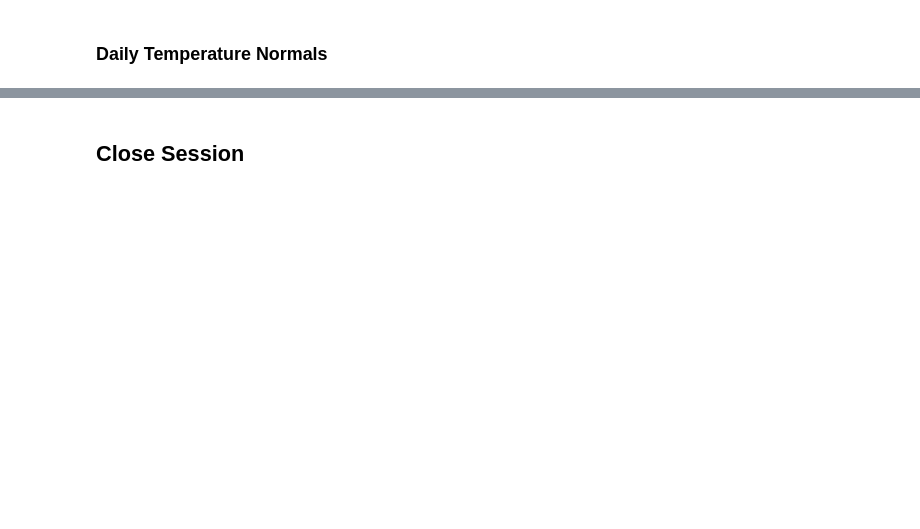
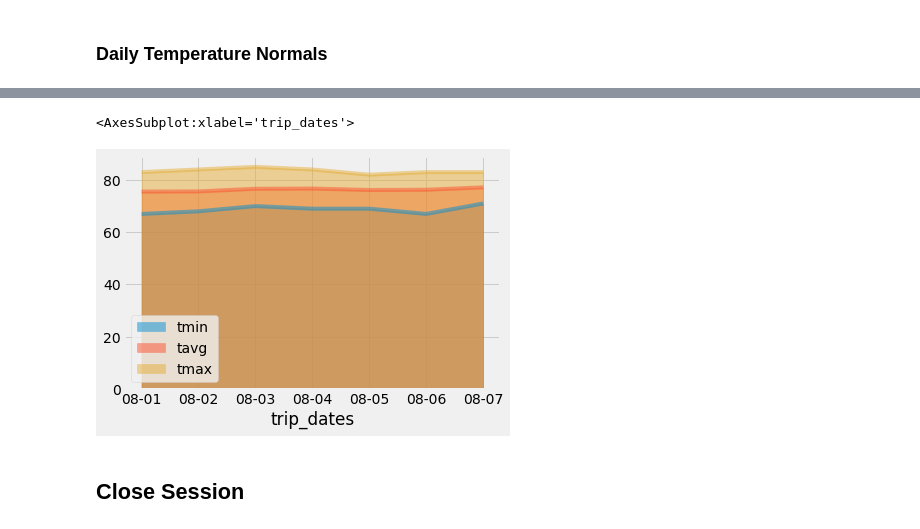
Before and after one commit to RL-Lane/SQLAlchemy-Weather-Analysis, a Jupyter notebook: Temp Analysis 2.ipynb, the cells around one changed output, grey strips where cells are left out. Saved outputs shown, nothing was run; the diff lists cells and outputs as text; code cells hidden in the pictures; blank space fills up the shorter version.

```diff
--- a/Temp Analysis 2.ipynb
+++ b/Temp Analysis 2.ipynb
@@ -74,0 +97,12 @@ print(calc_temps('2012-02-28', '2012-03-05'))
+# %%
+def convert_str_to_date(string_date):
+    # split string to break out year, mo, day
+    nd = string_date.split('-')
+    #print(f"list of strings: {nd}")
+    # cast strings as int
+    for i in range(len(nd)):
+        nd[i] = int(nd[i])
+    #print(f"list of ints: {nd}")
+    # store as datetime object
+    nd_dt = dt.date(nd[0], nd[1], nd[2])
+    return nd_dt
@@ -102,11 +181,35 @@ daily_normals("01-01")
 start_date = '2017-08-01'
 end_date = '2017-08-07'
 
+sdate = convert_str_to_date(start_date)
+edate = convert_str_to_date(end_date)
+delta = edate-sdate
+
 # Use the start and end date to create a range of dates
-
+dates = []
+for i in range(delta.days + 1):
+    day = sdate + timedelta(days=i)
+    dates.append(day)
+dates
+# [datetime.date(2017, 8, 1),
+#  datetime.date(2017, 8, 2),
 
 # Strip off the year and save a list of strings in the format %m-%d
-
+date_list = []
+for day in dates:
+    #date_list.append(f"{day.month}-{day.day}")
+    date_list.append(datetime.strftime(day, "%m-%d"))
+date_list
+# ['08-01', '08-02', '08-03', '08-04', '08-05', '08-06', '08-07']
 
 # Use the `daily_normals` function to calculate the normals for each date string
 # and append the results to a list called `normals`.
+normals = []
+for day in date_list:
+    normals.append(daily_normals(day))
+normals
+normals_fmt = []
+for i in range(len(normals)):
+    for j in normals[i]:
+        normals_fmt.append(j)
+normals_fmt
@@ -113,2 +224,6 @@ end_date = '2017-08-07'
 # %%
 # Load the previous query results into a Pandas DataFrame and add the `trip_dates` range as the `date` index
+normals_df = pd.DataFrame(normals_fmt, columns = ['tmin','tavg','tmax'])
+normals_df['trip_dates'] = date_list
+normals_df.set_index('trip_dates', inplace=True)
+normals_df
@@ -115,4 +240,8 @@ end_date = '2017-08-07'
 # %%
 # Plot the daily normals as an area plot with `stacked=False`
+normals_df.plot.area(stacked=False)
+# %% [output]
+<AxesSubplot:xlabel='trip_dates'>
+[figure, added]
 # %% [markdown]
 ## Close Session
```
Also changed, not shown: parts of 11 cells of this notebook.
